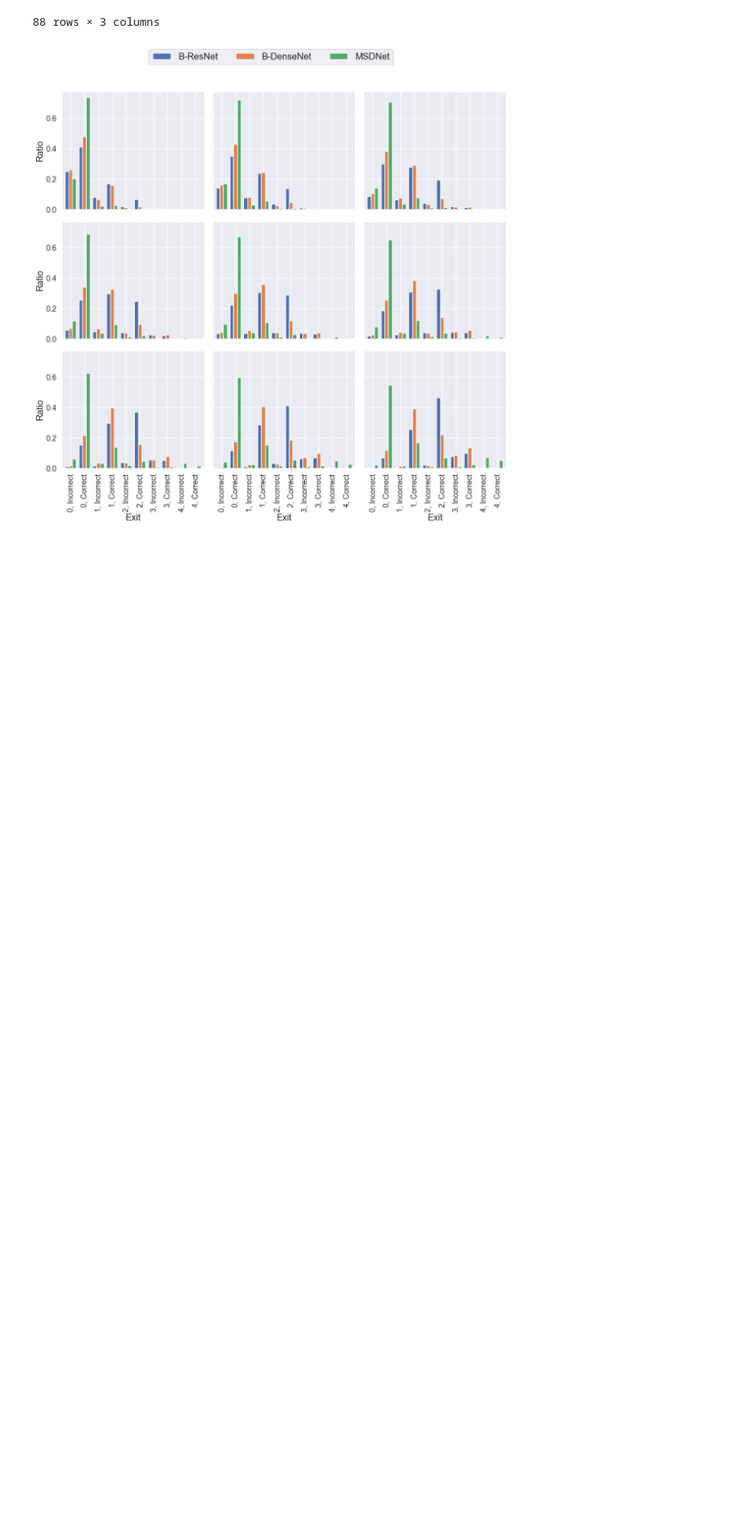
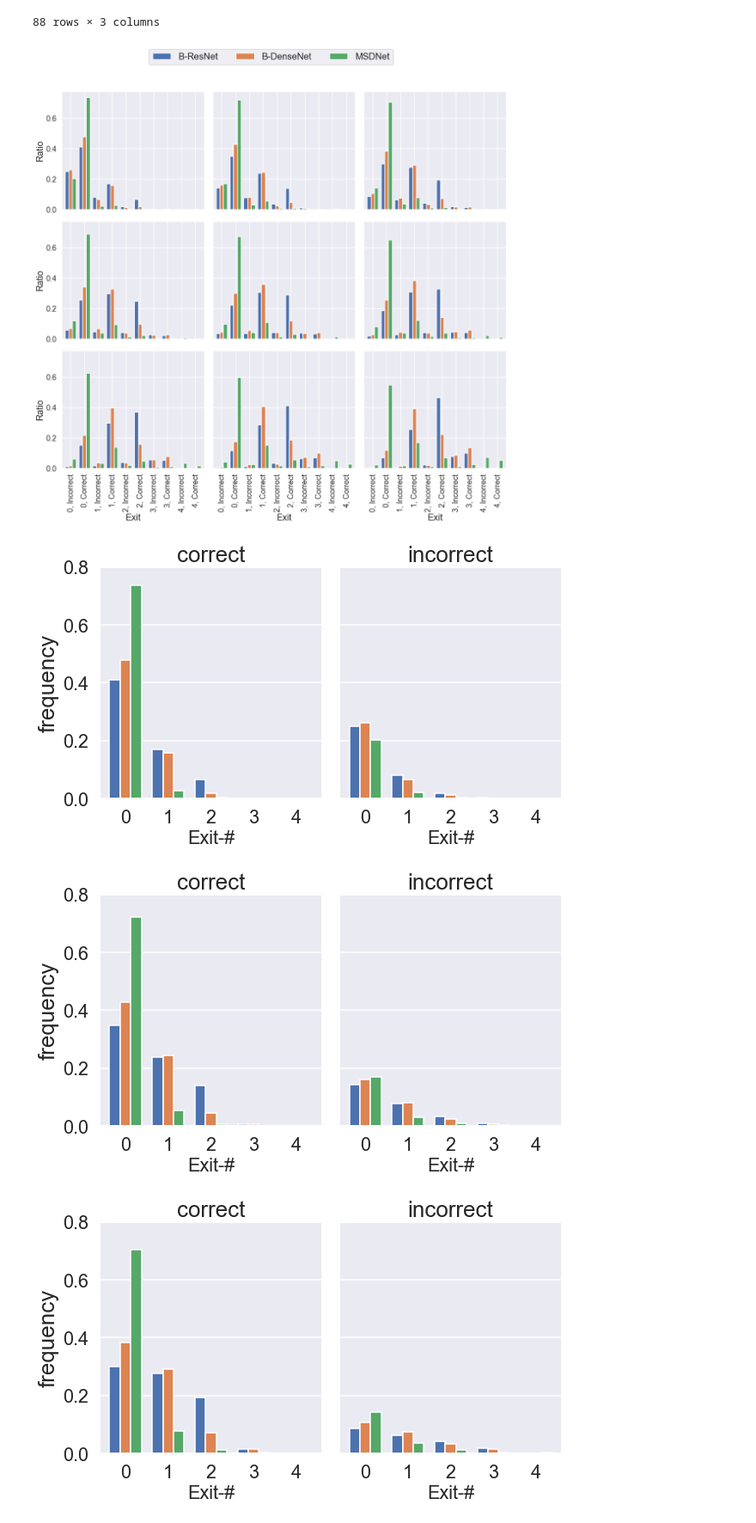
Before and after one commit to AlexKarlsen/thesis-src, a Jupyter notebook: DDNN/logging/threshold_test/threshold early exit/Inference analysis All.ipynb, the cells around one changed output. Shown at 86% size. Drawn from its saved outputs; the diff is of its cells as text; code cells hidden in the pictures; blank space fills up the shorter version.

```diff
--- a/DDNN/logging/threshold_test/threshold early exit/Inference analysis All.ipynb
+++ b/DDNN/logging/threshold_test/threshold early exit/Inference analysis All.ipynb
@@ -366,0 +474,70 @@ mean
+# %%
+width=1
+x=2
+n = np.arange(x)
+
+for n, (i, data) in enumerate(df.groupby('threshold')):
+    fig, axes = plt.subplots(1,2, sharex=True, sharey=True, figsize=(9,6))
+
+    # Add some extra space for the second axis at the bottom
+    #fig.subplots_adjust(bottom=0.1)
+
+    #ax.set_title('Threshold {:0.1f}'.format(data[0]))
+    xx = x + width/2
+    #print(data[1].get('DenseNet'))
+    #ax.bar(xx, np.array(data[1]['ResNet']))
+    res = np.array(data['ResNet'].tolist())
+    dense = np.array(data['DenseNet'].tolist())
+    msd = np.array(data['MSDNet'].tolist())
+    if len(msd) == 8:
+        msd = np.append(msd,[0,0])
+    res_correct, dense_correct, msd_correct = res[1::2], dense[1::2], msd[1::2]
+    res_incorrect, dense_incorrect, msd_incorrect = res[::2], dense[::2], msd[::2]
+    #print(msd)
+
+
+
+        #axes.bar(4+x+width*index_offset, incorrect[exit_n], width=width)
+    for exit_n in range(4):
+        #print(incorrect, correct)
+        axes[0].bar(exit_n*4 + x , res_correct[exit_n], width=width, color=current_palette[0])
+        axes[0].bar(exit_n*4 + x+width, dense_correct[exit_n], width=width, color=current_palette[1])
+
+    for exit_n in range(5):
+        axes[0].bar(exit_n*4 + x+width*2, msd_correct[exit_n], width=width, color=current_palette[2])
+
+    for exit_n in range(4):
+        axes[1].bar(exit_n*4 + x , res_incorrect[exit_n], width=width, color=current_palette[0])
+        axes[1].bar(exit_n*4 + x+width, dense_incorrect[exit_n], width=width, color=current_palette[1])
+
+    for exit_n in range(5):
+        axes[1].bar(exit_n*4 + x+width*2, msd_incorrect[exit_n], width=width, color=current_palette[2])
+
+    axes[0].set_xlabel('Exit-#', fontsize='large')
+    axes[0].set_ylabel('frequency', fontsize='x-large')
+    axes[0].set_title('correct', fontsize='x-large')
+    axes[1].set_xlabel('Exit-#', fontsize='large')
+    axes[1].set_title('incorrect', fontsize='x-large')
+    for ax in axes:
+        ax.set_xticks(np.arange(3,20,4))
+        ax.set_ylim([0,0.8])
+        ax.set_xticklabels(['{}'.format(x) for x in range(5)], fontsize='large')
+
+        ax.xaxis.grid(None)
+
+    for tick in axes[0].yaxis.get_major_ticks():
+                tick.label.set_fontsize('large')
+
+    fig.tight_layout()
+
+    #fig.suptitle('$T = {:.1f}$'.format(i))
+
+    fig.tight_layout()
+    fig.subplots_adjust(top=0.8)
+
+    plt.savefig('model_comparison_{}.png'.format(n+1))
+#fig.legend(['B-ResNet', 'B-DenseNet', 'MSDNet'], ncol=3, loc='upper center')
+# %% [output]
+[figure, added]
+[figure, added]
+[figure, added]
```
Also changed, not shown: parts of 14 cells of this notebook, 55 other files.
